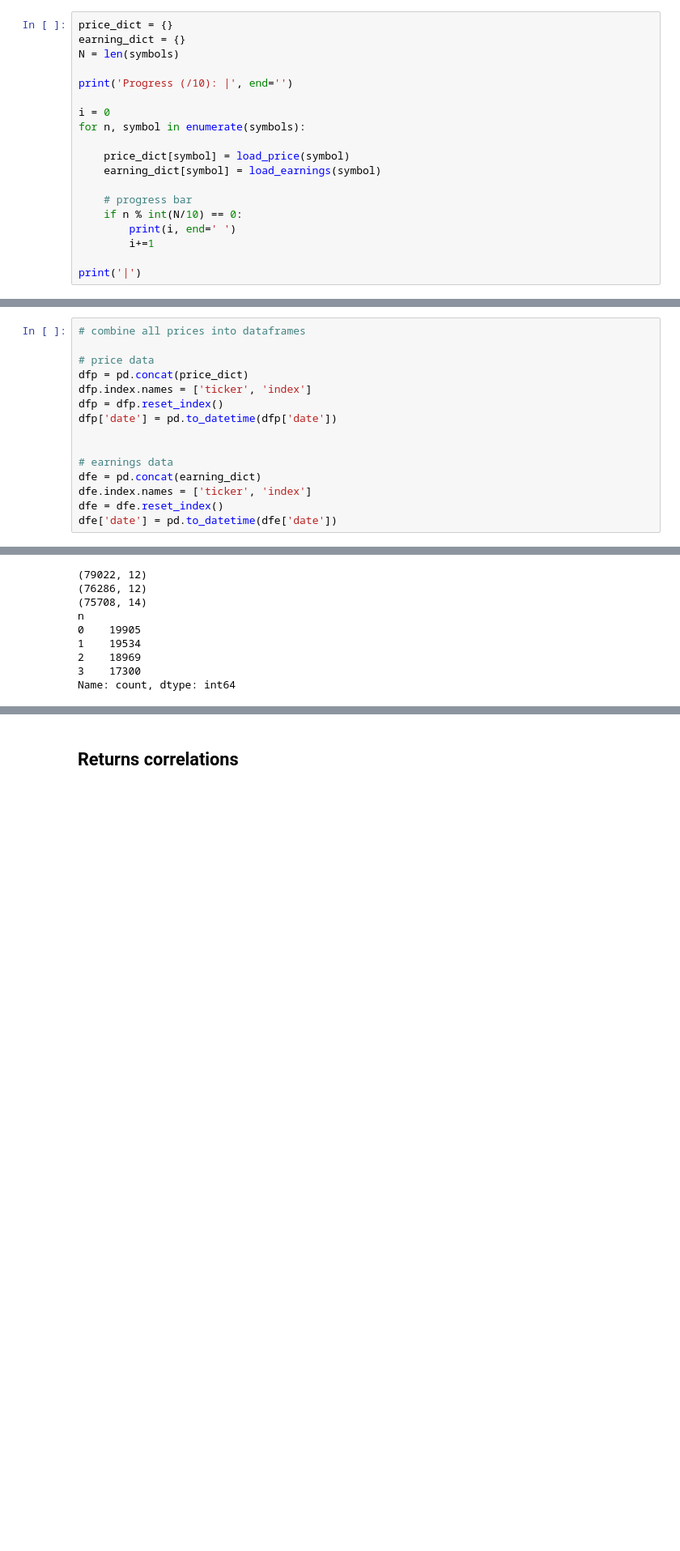
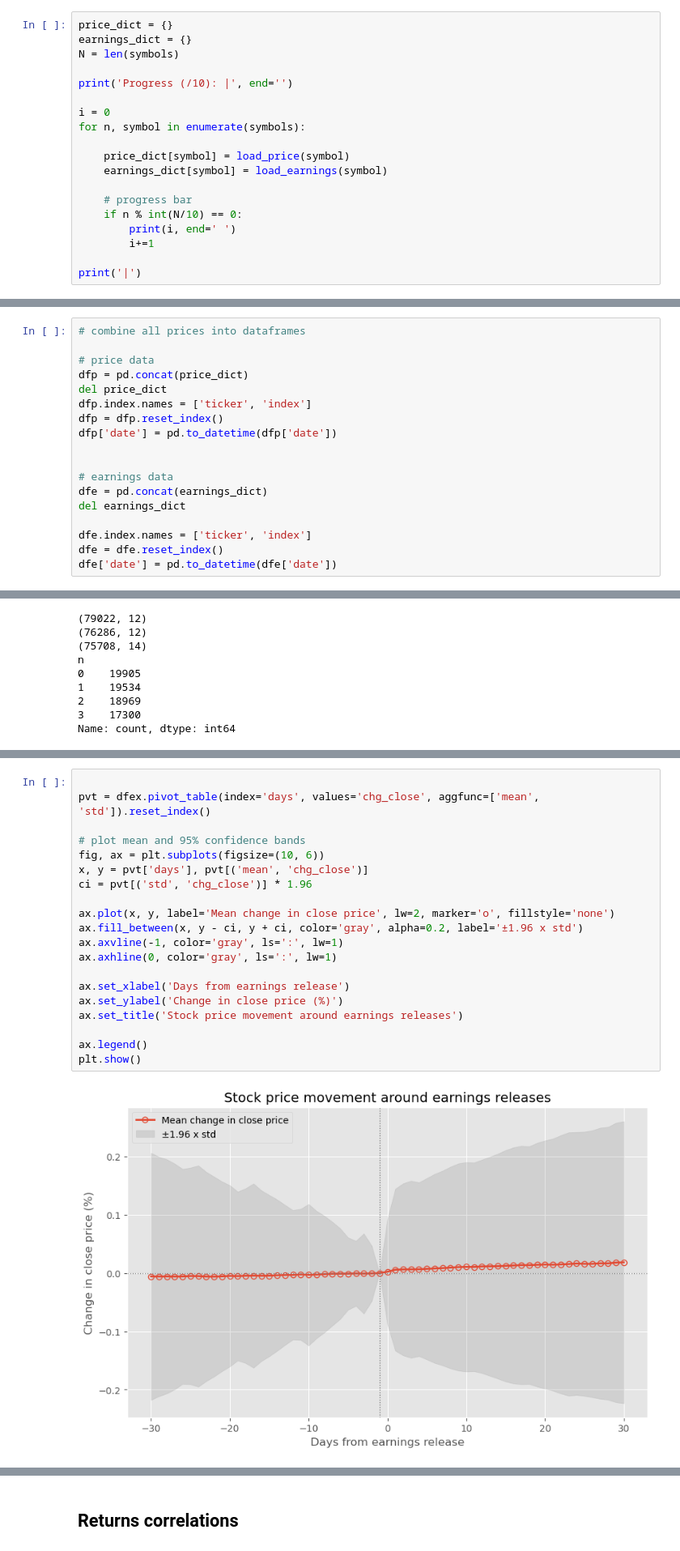
Before and after one commit to JackQCXie/daytrade, a Jupyter notebook: notebook/analysis.ipynb, the cells around one changed output, grey strips where cells are left out. Shown at 81% size. Saved outputs shown, nothing was run; the diff lists cells and outputs as text; blank space fills up the shorter version.

Commit message:
Add earnings surprise estimation strategy

```diff
--- a/notebook/analysis.ipynb
+++ b/notebook/analysis.ipynb
@@ -168,7 +171,7 @@ def load_summary(symbol):
     df = df.dropna(axis=0, how='all')
 # %%
 price_dict = {}
-earning_dict = {}
+earnings_dict = {}
 N = len(symbols)
 
 print('Progress (/10): |', end='')
@@ -177,7 +180,7 @@ i = 0
 for n, symbol in enumerate(symbols):
 
     price_dict[symbol] = load_price(symbol)
-    earning_dict[symbol] = load_earnings(symbol)
+    earnings_dict[symbol] = load_earnings(symbol)
 
     # progress bar
     if n % int(N/10) == 0:
@@ -192,13 +195,16 @@ Progress (/10): |0 1 2 3 4 5 6 7 8 9 10 |
 
 # price data
 dfp = pd.concat(price_dict)
+del price_dict
 dfp.index.names = ['ticker', 'index']
 dfp = dfp.reset_index()
 dfp['date'] = pd.to_datetime(dfp['date'])
 
 
 # earnings data
-dfe = pd.concat(earning_dict)
+dfe = pd.concat(earnings_dict)
+del earnings_dict
+
 dfe.index.names = ['ticker', 'index']
 dfe = dfe.reset_index()
 dfe['date'] = pd.to_datetime(dfe['date'])
@@ -473,0 +531,22 @@ plt.show()
+# %%
+
+pvt = dfex.pivot_table(index='days', values='chg_close', aggfunc=['mean', 'std']).reset_index()
+
+# plot mean and 95% confidence bands
+fig, ax = plt.subplots(figsize=(10, 6))
+x, y = pvt['days'], pvt[('mean', 'chg_close')]
+ci = pvt[('std', 'chg_close')] * 1.96
+
+ax.plot(x, y, label='Mean change in close price', lw=2, marker='o', fillstyle='none')
+ax.fill_between(x, y - ci, y + ci, color='gray', alpha=0.2, label='±1.96 x std')
+ax.axvline(-1, color='gray', ls=':', lw=1)
+ax.axhline(0, color='gray', ls=':', lw=1)
+
+ax.set_xlabel('Days from earnings release')
+ax.set_ylabel('Change in close price (%)')
+ax.set_title('Stock price movement around earnings releases')
+
+ax.legend()
+plt.show()
+# %% [output]
+[figure, added]
```
Also changed, not shown: parts of 11 cells of this notebook.
